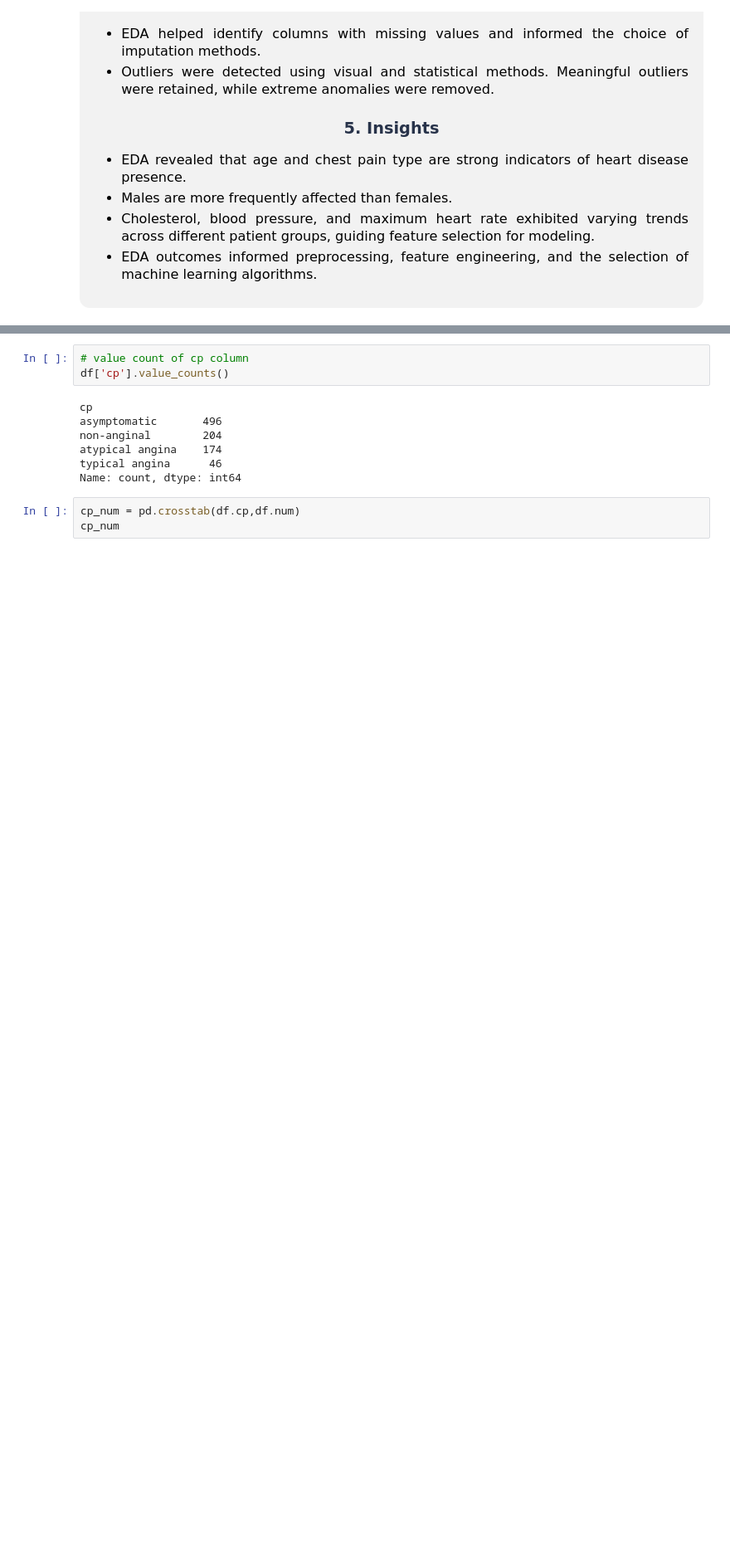
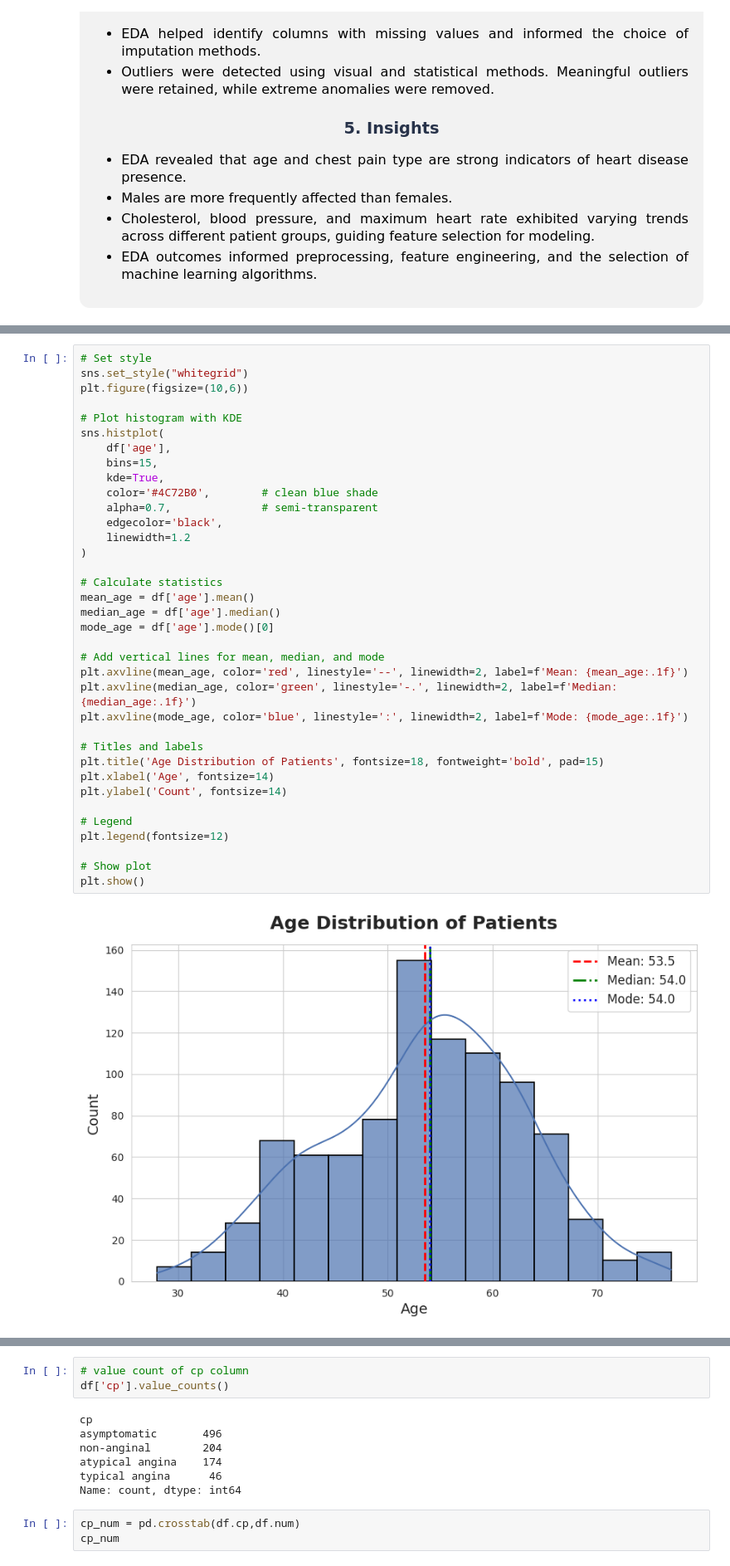
Before and after one commit to rasikasrimal/Heart-Disease-Predictions, a Jupyter notebook: heart-disease-prediction-22867.ipynb, the cells around one changed output, grey strips where cells are left out. Shown at 83% size. Saved outputs shown, nothing was run; the diff lists cells and outputs as text; blank space fills up the shorter version.

```diff
--- a/heart-disease-prediction-22867.ipynb
+++ b/heart-disease-prediction-22867.ipynb
@@ -511,0 +437,38 @@ Name: count, Length: 91, dtype: int64
+# %%
+# Set style
+sns.set_style("whitegrid")
+plt.figure(figsize=(10,6))
+
+# Plot histogram with KDE
+sns.histplot(
+    df['age'],
+    bins=15,
+    kde=True,
+    color='#4C72B0',        # clean blue shade
+    alpha=0.7,              # semi-transparent
+    edgecolor='black',
+    linewidth=1.2
+)
+
+# Calculate statistics
+mean_age = df['age'].mean()
+median_age = df['age'].median()
+mode_age = df['age'].mode()[0]
+
+# Add vertical lines for mean, median, and mode
+plt.axvline(mean_age, color='red', linestyle='--', linewidth=2, label=f'Mean: {mean_age:.1f}')
+plt.axvline(median_age, color='green', linestyle='-.', linewidth=2, label=f'Median: {median_age:.1f}')
+plt.axvline(mode_age, color='blue', linestyle=':', linewidth=2, label=f'Mode: {mode_age:.1f}')
+
+# Titles and labels
+plt.title('Age Distribution of Patients', fontsize=18, fontweight='bold', pad=15)
+plt.xlabel('Age', fontsize=14)
+plt.ylabel('Count', fontsize=14)
+
+# Legend
+plt.legend(fontsize=12)
+
+# Show plot
+plt.show()
+# %% [output]
+[figure, added]
```
Also changed, not shown: parts of 117 cells of this notebook.
